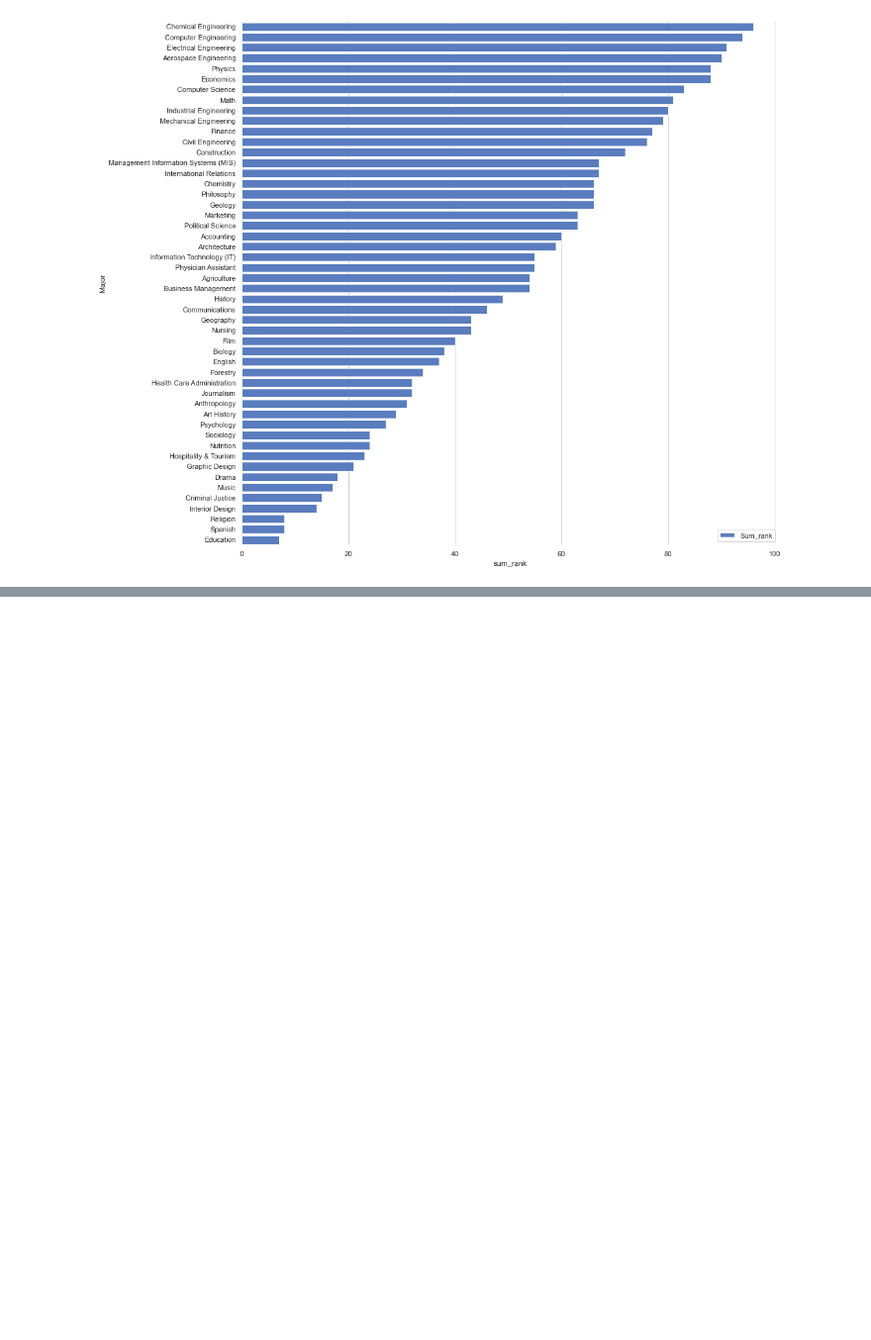
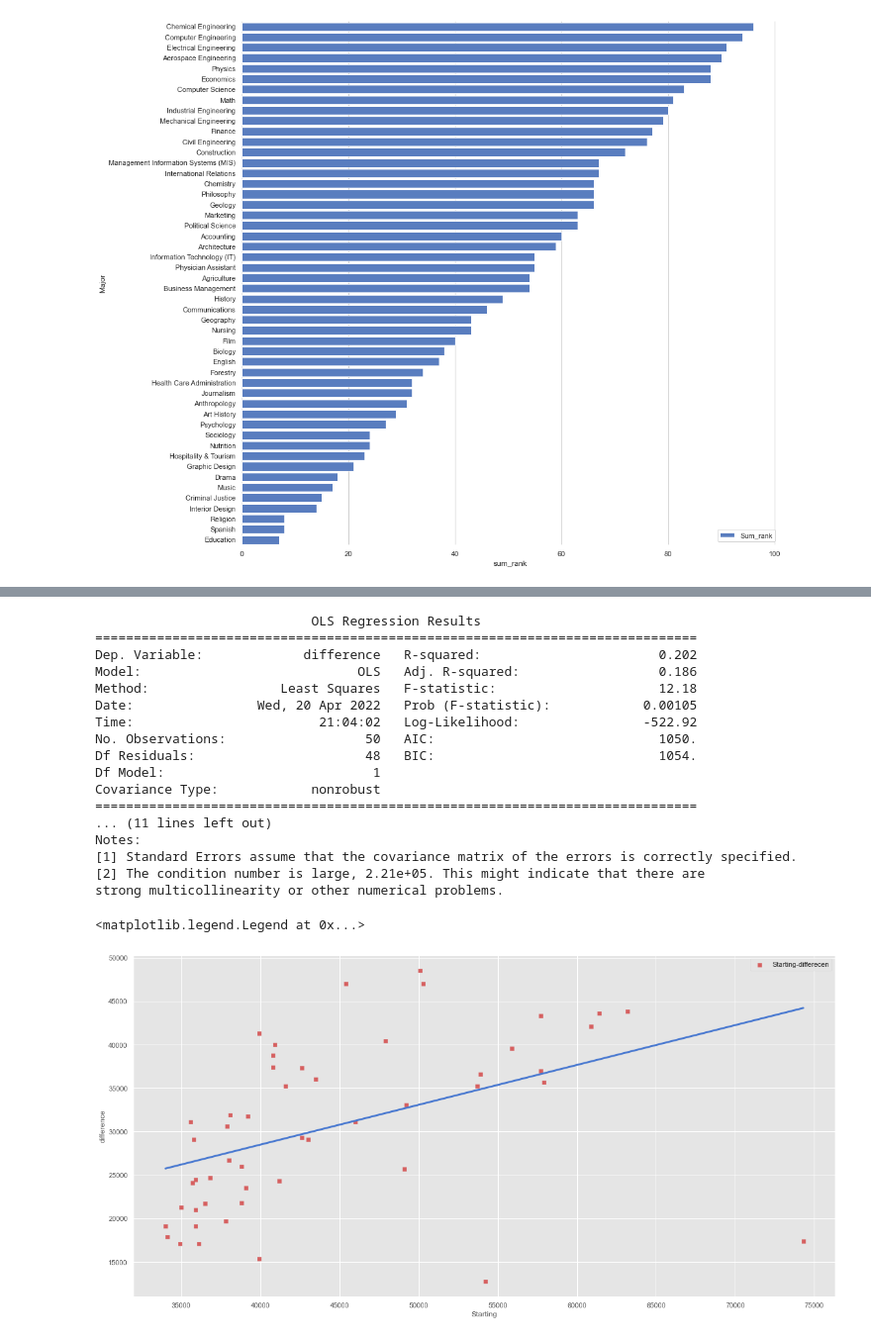
Before and after one commit to UU-Data-Science-Project/Degree-Analyzer, a Jupyter notebook: Project_File.ipynb, the cells around one changed output, grey strips where cells are left out. Shown at 99% size. Cells and saved outputs as stored; diff of their text form; code cells hidden in the pictures; blank space fills up the shorter version.

```diff
--- a/Project_File.ipynb
+++ b/Project_File.ipynb
@@ -409,0 +434,4 @@ sns.despine(left=True, bottom=True)
+# %%
+# linear regression
+lr_major = mid_sala[['Major','difference', 'Mid-Career Median Salary', 'Starting Median Salary']]
+lr_major.head()
@@ -409,0 +445,3 @@ sns.despine(left=True, bottom=True)
+# %%
+lr_start = lr_major.sort_values(by=['Starting Median Salary'], ascending=True)
+lr_start.head()
@@ -409,0 +455,3 @@ sns.despine(left=True, bottom=True)
+# %%
+lr_start = lr_start.rename(columns={"Mid-Career Median Salary": "Mid-Career", "Starting Median Salary": "Starting"}, errors="raise")
+lr_start
@@ -409,0 +476,29 @@ sns.despine(left=True, bottom=True)
+# %%
+diff_start_ols = sm.ols(formula="difference ~ Starting", data=lr_start).fit()
+print(diff_start_ols.summary())
+
+plt.scatter(x=lr_start['Starting'],y=lr_start['difference'],c='r',marker='s',label='Starting-differecen')
+plt.plot(lr_start['Starting'],diff_start_ols.predict(),c='b',linewidth=3)
+plt.xlabel('Starting')
+plt.ylabel('difference')
+plt.legend()
+# %% [output]
+                            OLS Regression Results
+==============================================================================
+Dep. Variable:             difference   R-squared:                       0.202
+Model:                            OLS   Adj. R-squared:                  0.186
+Method:                 Least Squares   F-statistic:                     12.18
+Date:                Wed, 20 Apr 2022   Prob (F-statistic):            0.00105
+Time:                        21:04:02   Log-Likelihood:                -522.92
+No. Observations:                  50   AIC:                             1050.
+Df Residuals:                      48   BIC:                             1054.
+Df Model:                           1
+Covariance Type:            nonrobust
+==============================================================================
+... (11 lines left out)
+Notes:
+[1] Standard Errors assume that the covariance matrix of the errors is correctly specified.
+[2] The condition number is large, 2.21e+05. This might indicate that there are
+strong multicollinearity or other numerical problems.
+<matplotlib.legend.Legend at 0x...>
+[figure, added]
```
Also changed, not shown: parts of 7 cells of this notebook.
